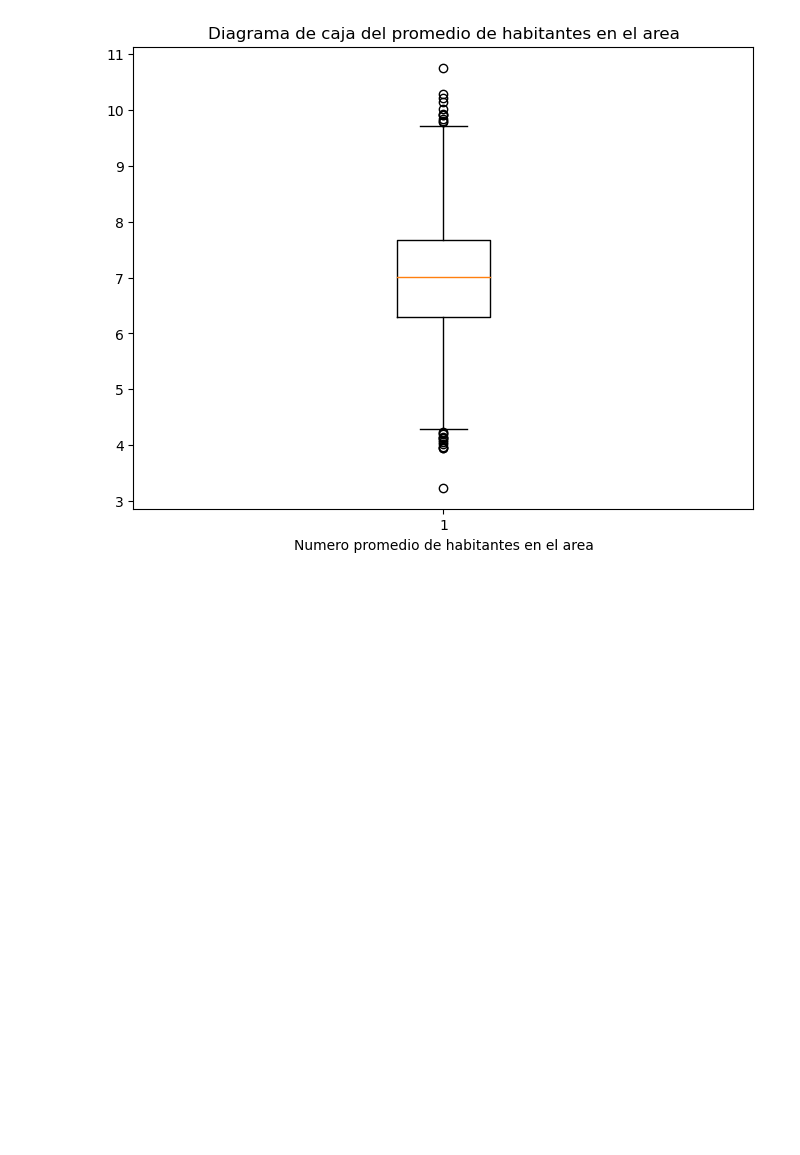
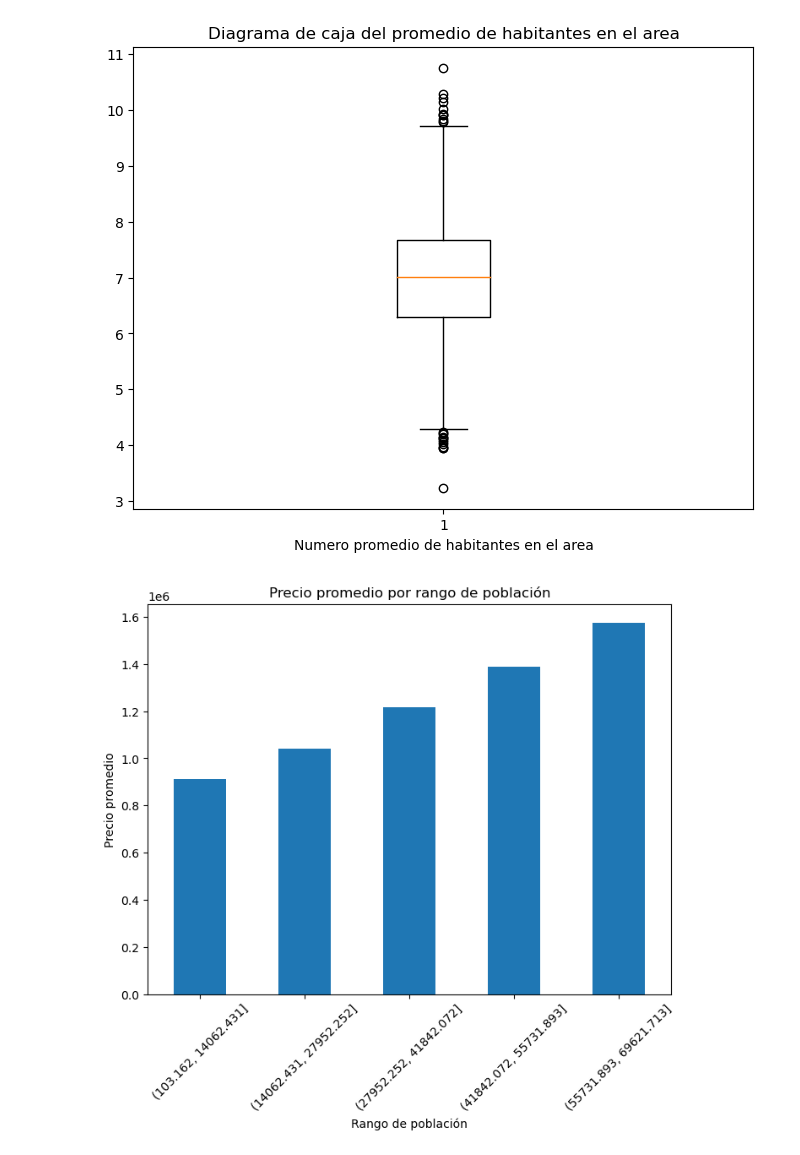
Before and after one commit to Asierjunquera1/USA_Housing, a Jupyter notebook: usa_housing.ipynb, the cells around one changed output. Drawn from its saved outputs; the diff is of its cells as text; code cells hidden in the pictures; blank space fills up the shorter version.

```diff
--- a/usa_housing.ipynb
+++ b/usa_housing.ipynb
@@ -63,3 +63,16 @@ plt.title("Diagrama de caja del promedio de habitantes en el area")
 plt.show()
 # %% [output]
 [figure]
+# %%
+rangos_poblacion = pd.cut(df["Area Population"], bins=5)
+precio_promedio_por_poblacion = df.groupby(rangos_poblacion)['Price'].mean()
+
+plt.figure(figsize=(8, 6))
+precio_promedio_por_poblacion.plot(kind="bar")
+plt.xlabel("Rango de población")
+plt.ylabel("Precio promedio")
+plt.title("Precio promedio por rango de población")
+plt.xticks(rotation=45)
+plt.show()
+# %% [output]
+[figure, added]
```
Also changed, not shown: parts of 2 cells of this notebook.
